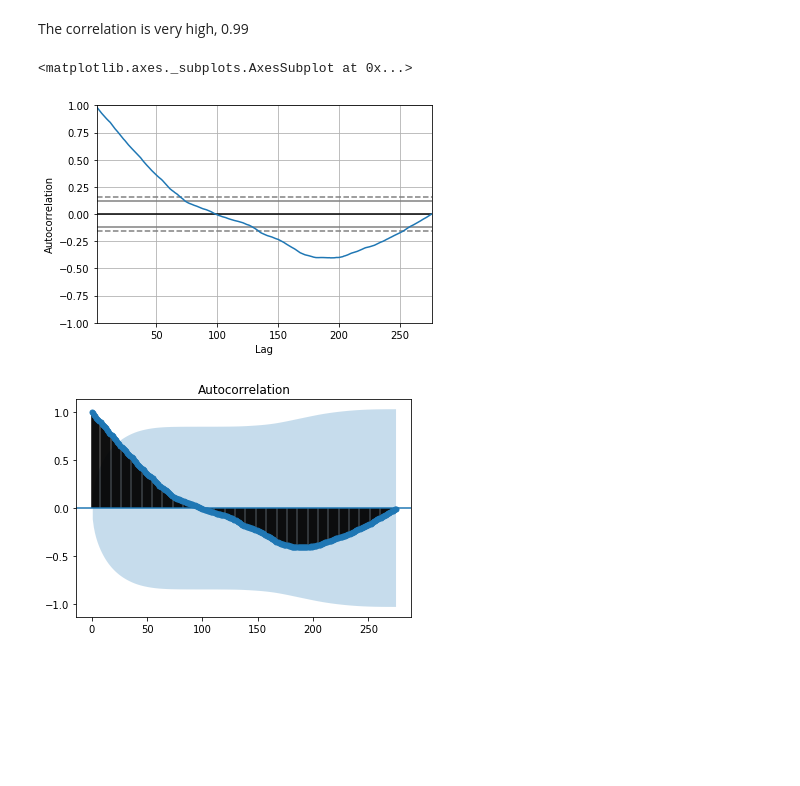
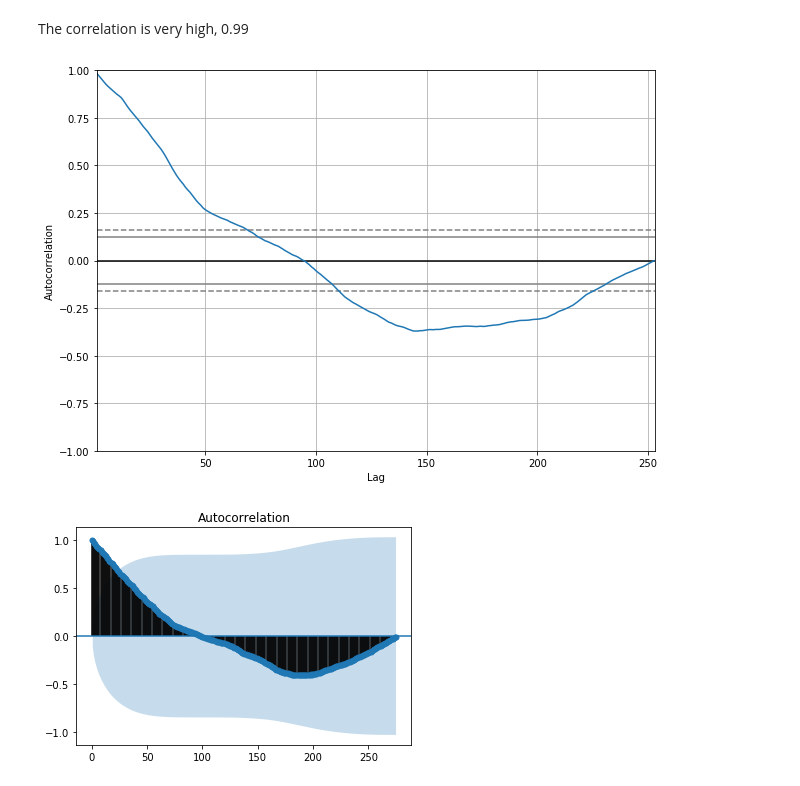
Before and after one commit to ahotaling/STAT_330_Project, a Jupyter notebook: Notebooks/stat330_initialdivev2.ipynb, the cells around one changed output. Drawn from its saved outputs; the diff is of its cells as text; code cells hidden in the pictures; blank space fills up the shorter version.

```diff
--- a/Notebooks/stat330_initialdivev2.ipynb
+++ b/Notebooks/stat330_initialdivev2.ipynb
@@ -78,0 +71,6 @@ data.head()
+# %%
+# Seperate the forcasts from US EIA SHORT-TERM ENERGY OUTLOOK
+forcast_eia = data.iloc[-24:]
+
+observed_data = data.iloc[:-24]
+observed_data['Electricity Price'] = observed_data['Electricity Price']/100
@@ -135,7 +145,8 @@ t+1  0.991059  1.000000
 The correlation is very high, 0.99
 # %%
 from pandas.tools.plotting import autocorrelation_plot
-autocorrelation_plot(data['Electricity Price'])
+fig = plt.figure(figsize = (10,7))
+autocorrelation_plot(observed_data['Electricity Price'])
+#fig.savefig(figpath + 'autocorrelation.png')
 # %% [output]
-<matplotlib.axes._subplots.AxesSubplot at 0x...>
-[figure, old version]
+[figure, new version]
```
Also changed, not shown: parts of 13 cells of this notebook.
